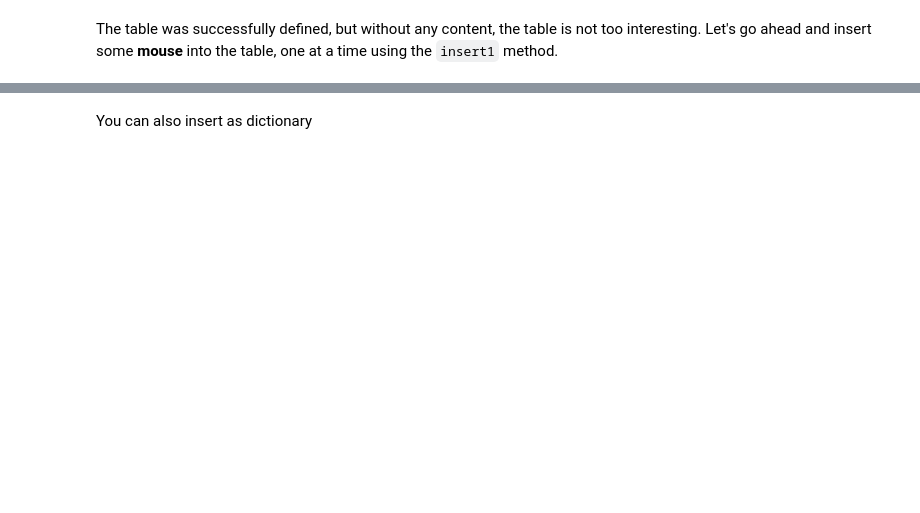
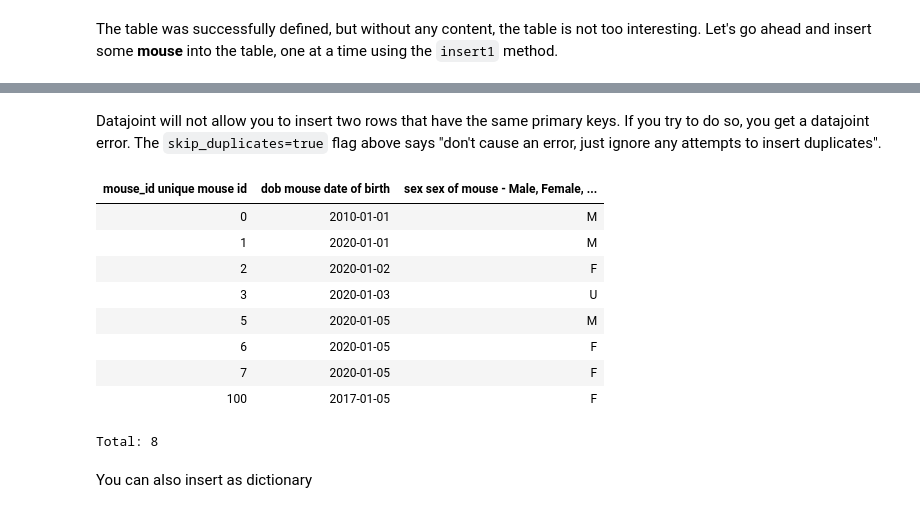
Before and after one commit to datajoint/neuronex_workshop_2018, a Jupyter notebook: julia/01-Getting started with DataJoint.ipynb, the cells around one changed output, grey strips where cells are left out. Saved outputs shown, nothing was run; the diff lists cells and outputs as text; code cells hidden in the pictures; blank space fills up the shorter version.

```diff
--- a/julia/01-Getting started with DataJoint.ipynb
+++ b/julia/01-Getting started with DataJoint.ipynb
@@ -118,3 +279,18 @@ Mouse()
+# %% [markdown]
+Datajoint will not allow you to insert two rows that have the same primary keys. If you try to do so, you get a datajoint error. The `skip_duplicates=true` flag above says "don't cause an error, just ignore any attempts to insert duplicates".
+# %%
+mouse
+# %% [output]
+| mouse_id unique mouse id | dob mouse date of birth | sex sex of mouse - Male, Female, ... |
+| 0 | 2010-01-01 | M |
+| 1 | 2020-01-01 | M |
+| 2 | 2020-01-02 | F |
+| 3 | 2020-01-03 | U |
+| 5 | 2020-01-05 | M |
+| 6 | 2020-01-05 | F |
+| 7 | 2020-01-05 | F |
+| 100 | 2017-01-05 | F |
+Total: 8
 # %% [markdown]
 You can also insert as dictionary
 # %%
```
Also changed, not shown: parts of 32 cells of this notebook.
